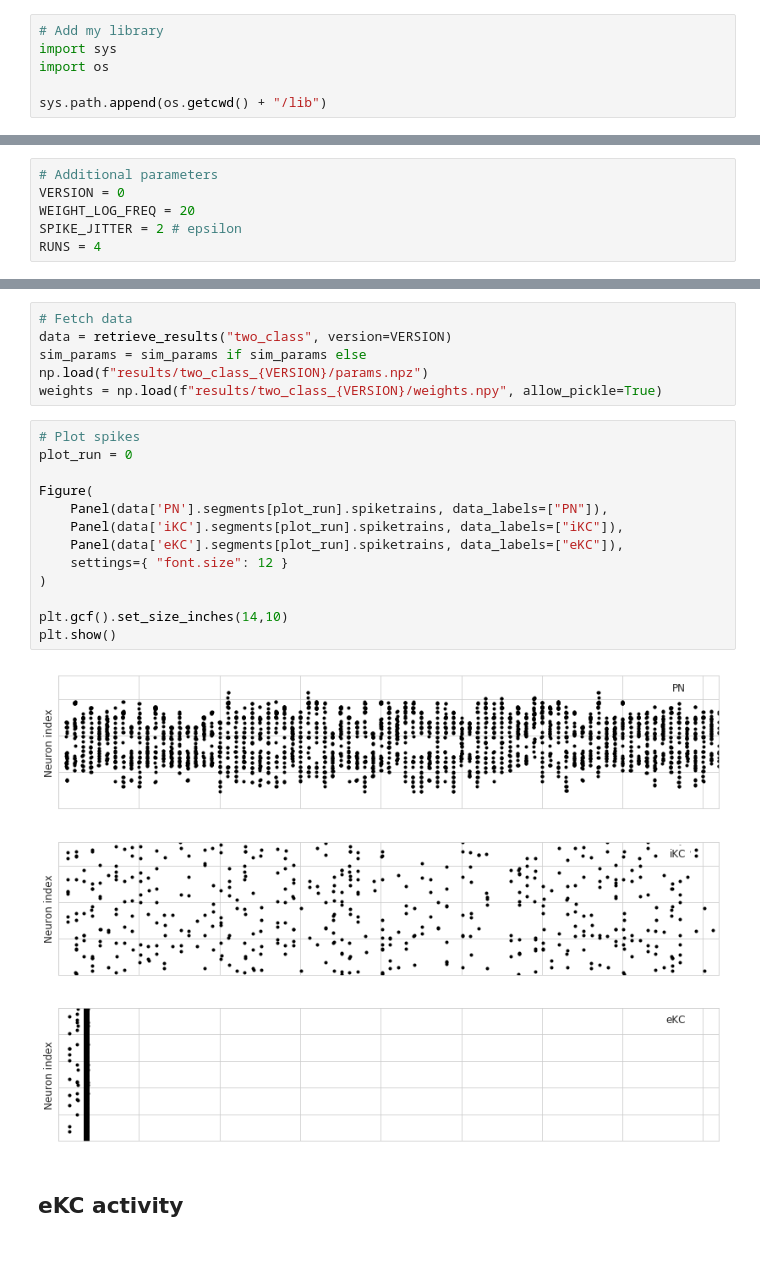
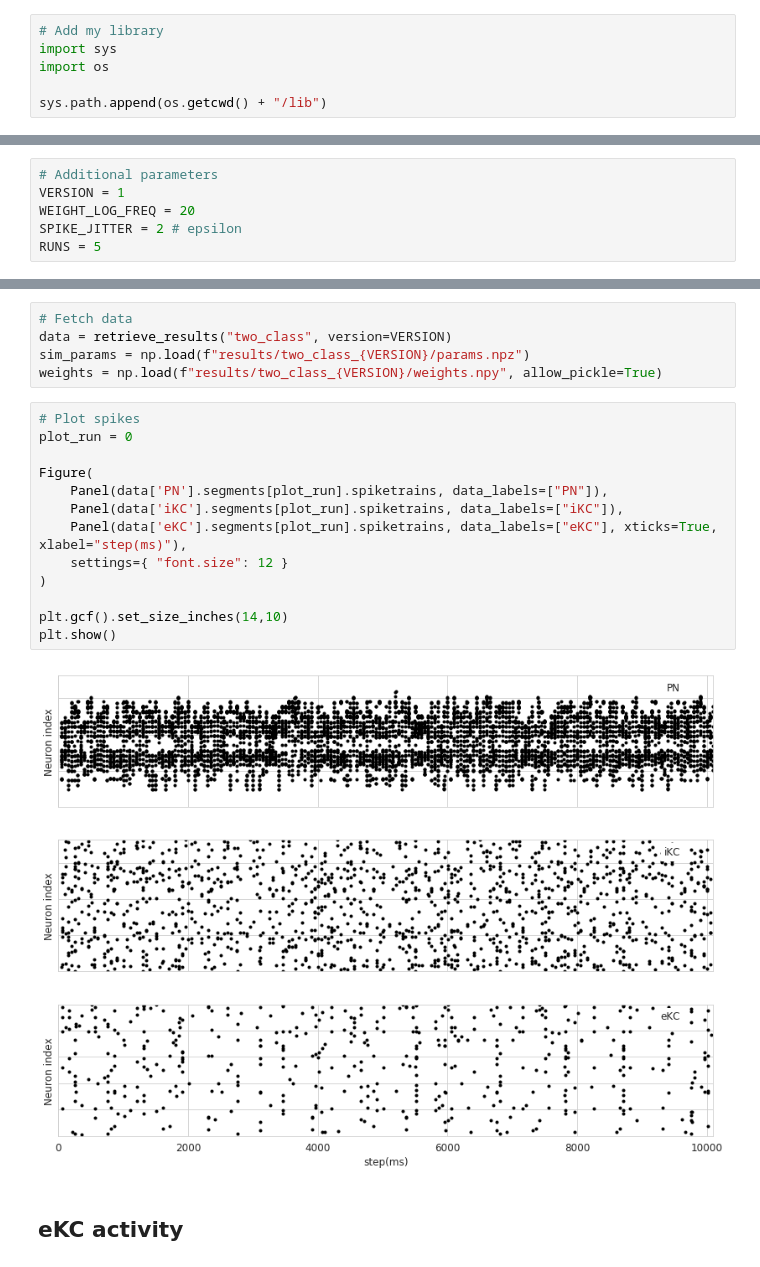
Before and after one commit to bikeboi/jra-project, a Jupyter notebook: experiment_1.ipynb, the cells around one changed output, grey strips where cells are left out. Drawn from its saved outputs; the diff is of its cells as text.

Commit message:
Got some results

```diff
--- a/experiment_1.ipynb
+++ b/experiment_1.ipynb
@@ -121,10 +129,10 @@ projection_params = {
 }
 # %%
 # Additional parameters
-VERSION = 0
+VERSION = 1
 WEIGHT_LOG_FREQ = 20
 SPIKE_JITTER = 2 # epsilon
-RUNS = 4
+RUNS = 5
 # %%
 sim_params = run(
     inputs,
@@ -152,23 +161,23 @@ Saving simulation params...
 # %%
 # Fetch data
 data = retrieve_results("two_class", version=VERSION)
-sim_params = sim_params if sim_params else np.load(f"results/two_class_{VERSION}/params.npz")
+sim_params = np.load(f"results/two_class_{VERSION}/params.npz")
 weights = np.load(f"results/two_class_{VERSION}/weights.npy", allow_pickle=True)
 # %%
 # Plot spikes
 plot_run = 0
 
 Figure(
     Panel(data['PN'].segments[plot_run].spiketrains, data_labels=["PN"]),
     Panel(data['iKC'].segments[plot_run].spiketrains, data_labels=["iKC"]),
-    Panel(data['eKC'].segments[plot_run].spiketrains, data_labels=["eKC"]),
+    Panel(data['eKC'].segments[plot_run].spiketrains, data_labels=["eKC"], xticks=True, xlabel="step(ms)"),
     settings={ "font.size": 12 }
 )
 
 plt.gcf().set_size_inches(14,10)
 plt.show()
 # %% [output]
-[figure, old version]
+[figure, new version]
 # %% [markdown]
 ## eKC activity
 # %%
```
Also changed, not shown: parts of 14 cells of this notebook, 8 other files.
